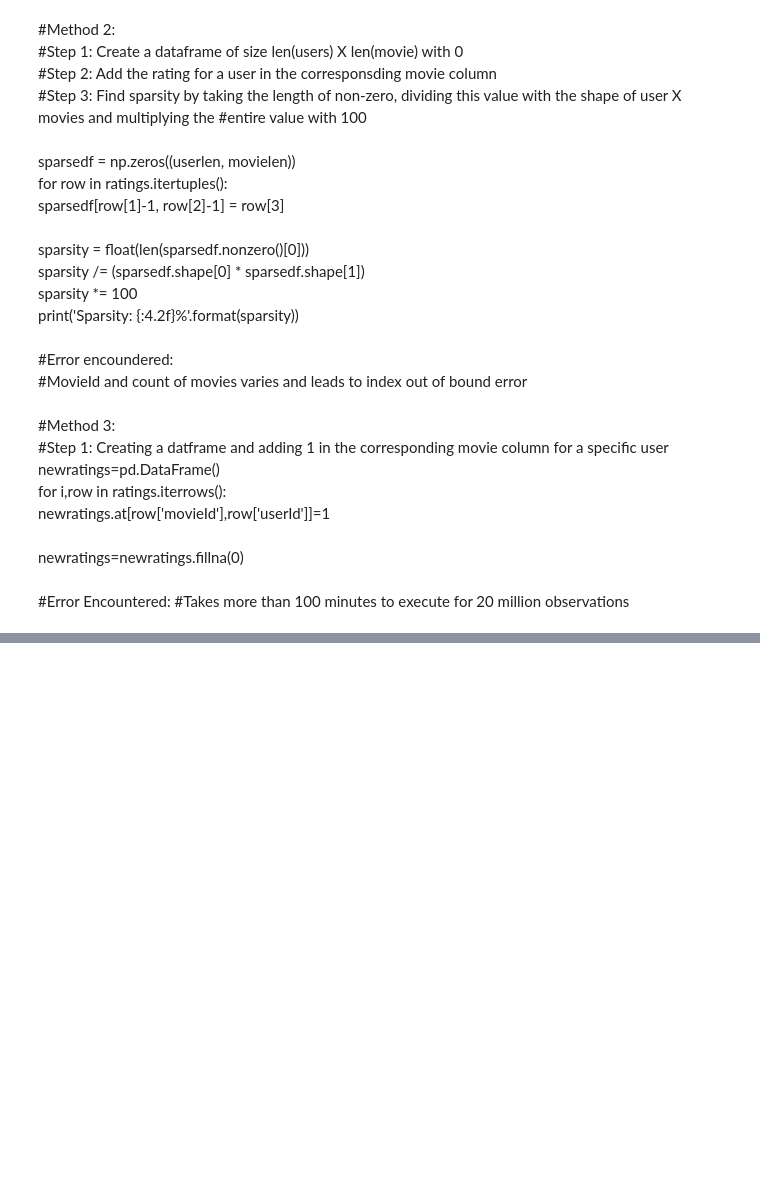
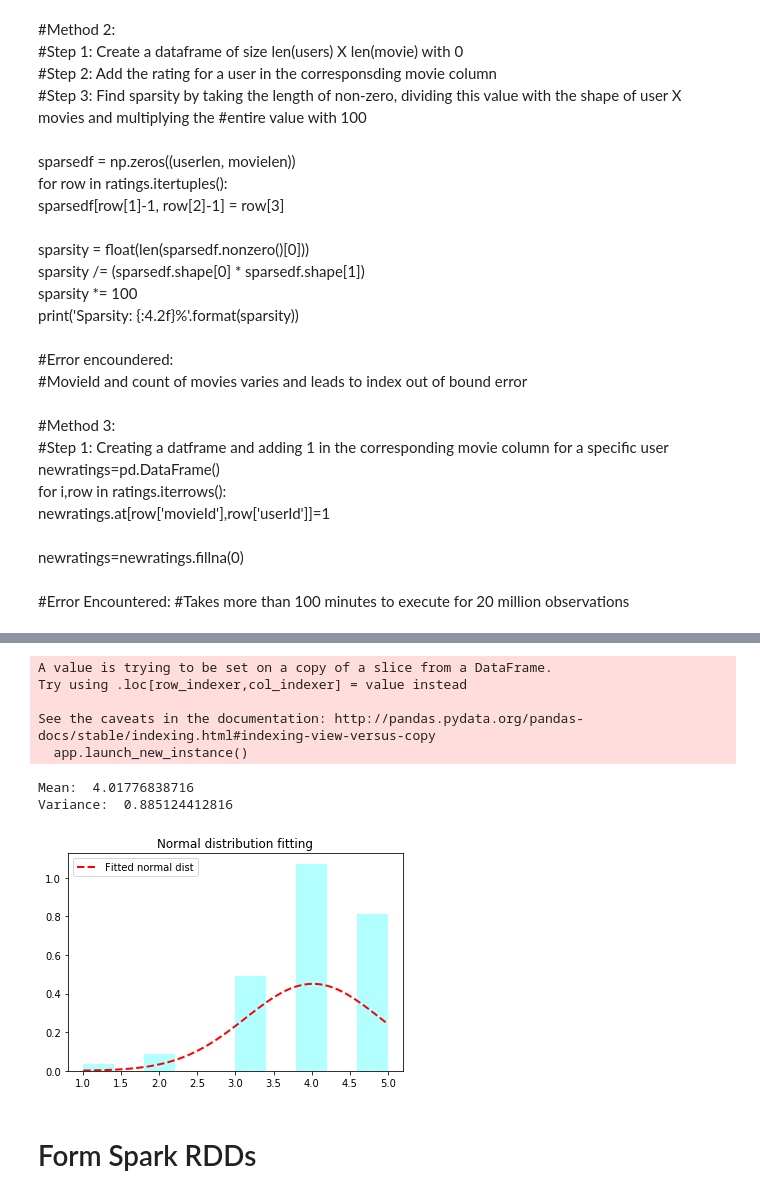
Before and after one commit to PrithviKamath/MovieRecommendation, a Jupyter notebook: Python/Movies_Rating.ipynb, the cells around one changed output, grey strips where cells are left out. Saved outputs shown, nothing was run; the diff lists cells and outputs as text; code cells hidden in the pictures; blank space fills up the shorter version.

Commit message:
Add MLE and Spark

```diff
--- a/Python/Movies_Rating.ipynb
+++ b/Python/Movies_Rating.ipynb
@@ -181,0 +219,42 @@ newratings=newratings.fillna(0) <br />
+# %%
+movie1=ratings[ratings['movieId'] == 1]
+movie1['ceiled_ratings'] = movie1['rating'].apply(np.ceil)
+# %% [output]
+A value is trying to be set on a copy of a slice from a DataFrame.
+Try using .loc[row_indexer,col_indexer] = value instead
+
+See the caveats in the documentation: http://pandas.pydata.org/pandas-docs/stable/indexing.html#indexing-view-versus-copy
+  app.launch_new_instance()
+# %%
+import random
+#We are sampling the movies into 5 bins based on ratings
+sample=movie1['ceiled_ratings'].tolist()
+x = np.linspace(1,5,100)
+# %%
+from scipy.stats import norm
+parameters = norm.fit(sample)
+# %%
+#Find the mean and standard deviation of the sample
+mean=parameters[0]
+std=parameters[1]
+print("Mean: ",mean)
+print("Variance: ",std)
+# %% [output]
+Mean:  4.01776838716
+Variance:  0.885124412816
+# %%
+fitted_pdf = norm.pdf(x,loc = parameters[0],scale = parameters[1])
+# %%
+plt.plot(x,fitted_pdf,"red",label="Fitted normal dist",linestyle="dashed", linewidth=2)
+#plt.plot(x,normal_pdf,"blue",label="Normal dist", linewidth=2)
+plt.hist(sample,normed=1,color="cyan",alpha=.3) #alpha, from 0 (transparent) to 1 (opaque)
+plt.title("Normal distribution fitting")
+# insert a legend in the plot (using label)
+plt.legend()
+
+# we finally show our work
+plt.show()
+# %% [output]
+[figure, added]
+# %% [markdown]
+# Form Spark RDDs
```
Also changed, not shown: parts of 53 cells of this notebook.
